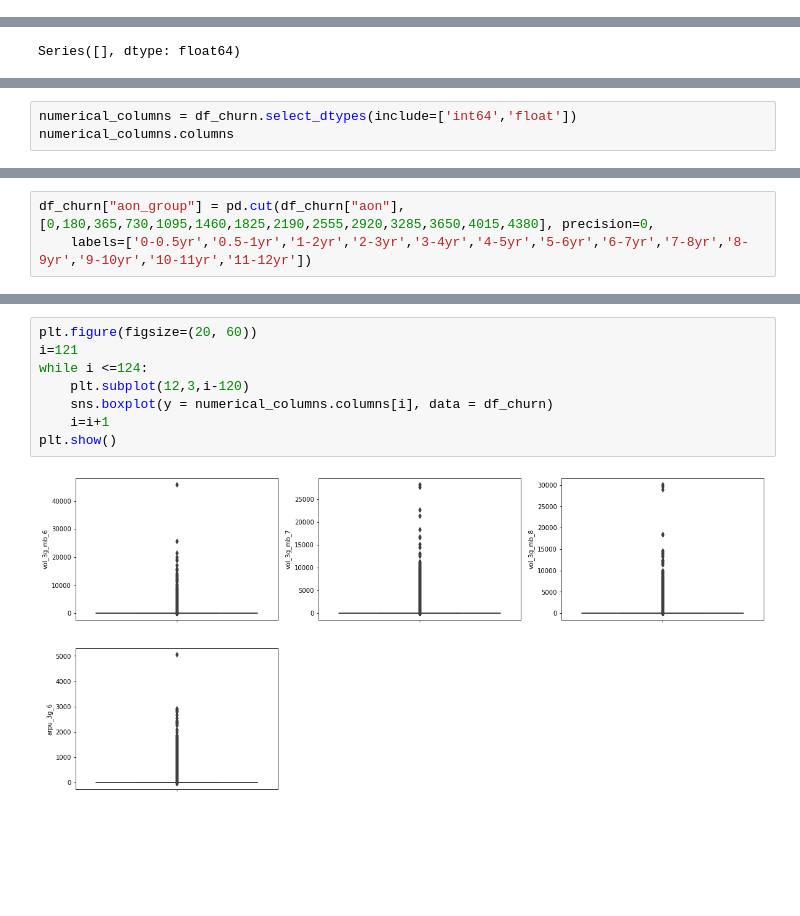
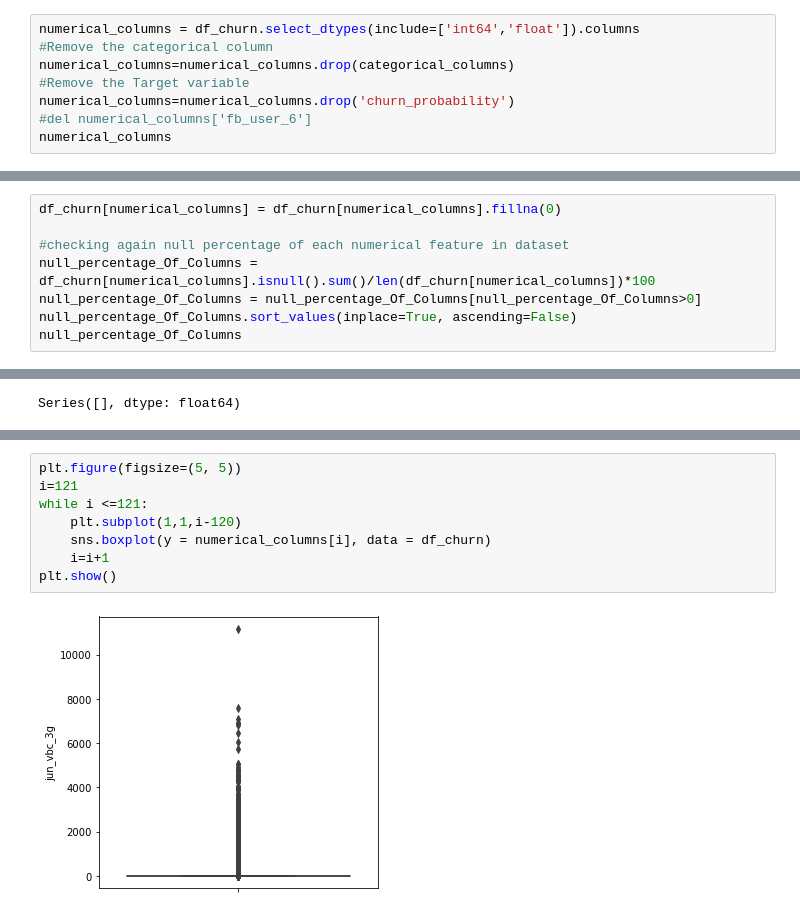
Before and after one commit to mail2uttamsarkar/TelecomChurnCaseStudyAssignment, a Jupyter notebook: TelecomChurn.ipynb, the cells around one changed output, grey strips where cells are left out. Drawn from its saved outputs; the diff is of its cells as text; blank space fills up the shorter version.

```diff
--- a/TelecomChurn.ipynb
+++ b/TelecomChurn.ipynb
@@ -343,0 +340,8 @@ for col in col_with_equal_values:
+# %%
+numerical_columns = df_churn.select_dtypes(include=['int64','float']).columns
+#Remove the categorical column
+numerical_columns=numerical_columns.drop(categorical_columns)
+#Remove the Target variable
+numerical_columns=numerical_columns.drop('churn_probability')
+#del numerical_columns['fb_user_6']
+numerical_columns
@@ -343,0 +371,8 @@ for col in col_with_equal_values:
+# %%
+df_churn[numerical_columns] = df_churn[numerical_columns].fillna(0)
+
+#checking again null percentage of each numerical feature in dataset
+null_percentage_Of_Columns = df_churn[numerical_columns].isnull().sum()/len(df_churn[numerical_columns])*100
+null_percentage_Of_Columns = null_percentage_Of_Columns[null_percentage_Of_Columns>0]
+null_percentage_Of_Columns.sort_values(inplace=True, ascending=False)
+null_percentage_Of_Columns
@@ -389,6 +422,3 @@ df_churn.describe(percentiles=[.25,.5,.75,.90,.95,.99])
 | 95% | 66498.100000 | 832.022700 | 823.236700 | 828.464700 | 598.600000 | 608.878000 | 596.125000 | 719.500000 | 731.602000 | ... |
 | 99% | 69298.020000 | 1400.276640 | 1414.891380 | 1445.054800 | 1429.040400 | 1461.342200 | 1448.891000 | 1520.310000 | 1517.838600 | ... |
 | max | 69998.000000 | 27731.088000 | 35145.834000 | 33543.624000 | 7376.710000 | 8157.780000 | 10752.560000 | 8362.360000 | 7043.980000 | ... |
-# %%
-numerical_columns = df_churn.select_dtypes(include=['int64','float'])
-numerical_columns.columns
@@ -409,3 +424,0 @@ churn_probability : 10.19%
-# %%
-df_churn["aon_group"] = pd.cut(df_churn["aon"],[0,180,365,730,1095,1460,1825,2190,2555,2920,3285,3650,4015,4380], precision=0,
-    labels=['0-0.5yr','0.5-1yr','1-2yr','2-3yr','3-4yr','4-5yr','5-6yr','6-7yr','7-8yr','8-9yr','9-10yr','10-11yr','11-12yr'])
@@ -542,10 +550,10 @@ plt.show()
 # %%
-plt.figure(figsize=(20, 60))
+plt.figure(figsize=(5, 5))
 i=121
-while i <=124:
-    plt.subplot(12,3,i-120)
-    sns.boxplot(y = numerical_columns.columns[i], data = df_churn)
+while i <=121:
+    plt.subplot(1,1,i-120)
+    sns.boxplot(y = numerical_columns[i], data = df_churn)
     i=i+1
 plt.show()
 # %% [output]
-[figure, old version]
+[figure, new version]
```
Also changed, not shown: parts of 89 cells of this notebook.
